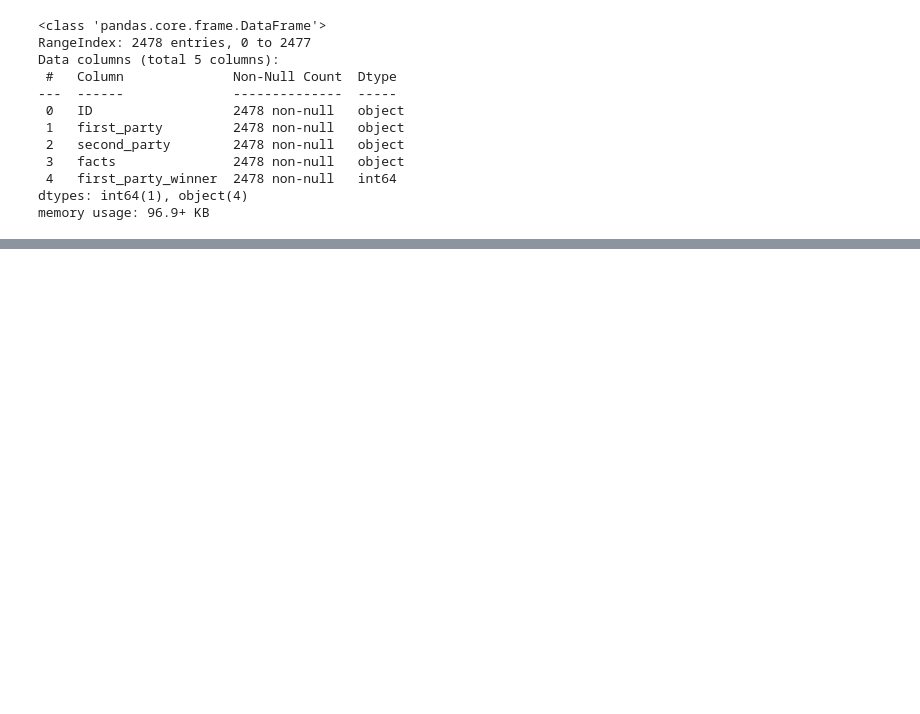
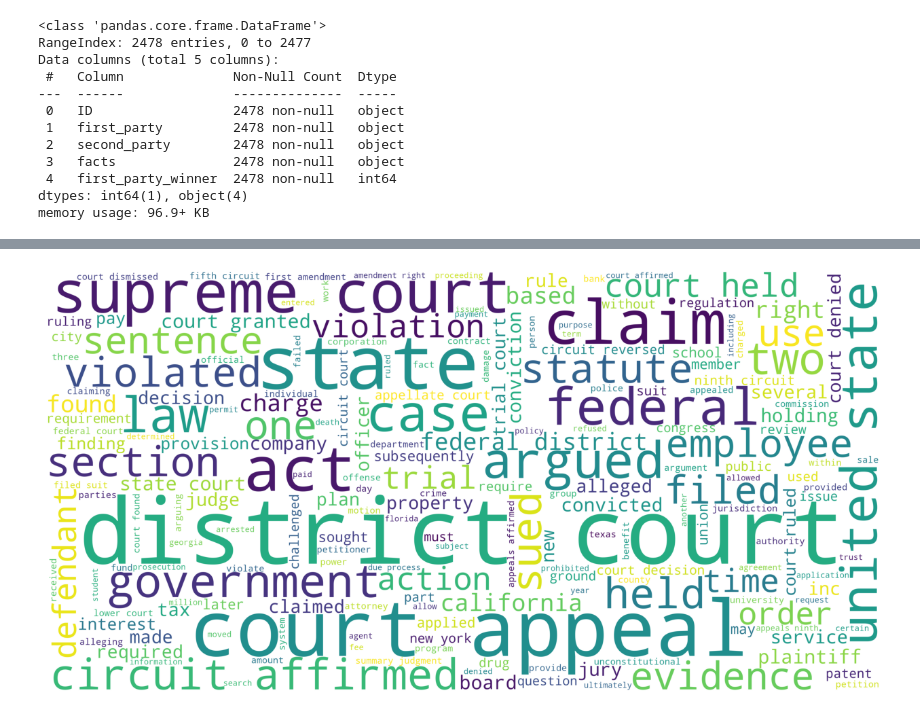
Before and after one commit to jihun5/jihun5, a Jupyter notebook: jupyter_project/법원 판결 예측 AI/법원.ipynb, the cells around one changed output, grey strips where cells are left out. Cells and saved outputs as stored; diff of their text form; code cells hidden in the pictures; blank space fills up the shorter version.

```diff
--- a/jupyter_project/법원 판결 예측 AI/법원.ipynb
+++ b/jupyter_project/법원 판결 예측 AI/법원.ipynb
@@ -68,0 +294,45 @@ dtype: int64
+# %%
+import re
+
+#main 단어만 추출 > 차후 이 단어들로 test
+def preprocessing_sentence(sentence, remove_stopwords = True):
+    #소문자화
+    sentence = sentence.lower()
+    #괄호로 닫친 문자열 괄호 제거
+    sentence = re.sub(r'\([^)]*\)',' ',sentence)
+    #쌍따옴표 제거
+    sentence = re.sub('"', ' ', sentence)
+    #약어 정규화
+    sentence = ' '.join([contractions[t] if t in contractions else t for t in sentence.split(" ")])
+    #소유격 제거
+    sentence = re.sub(r"'s\b"," ",sentence)
+    #특수문자 제거
+    sentence = re.sub("[^a-zA-Z]"," ", sentence)
+
+    #불용어 제거
+    if my_stop_word_list:
+        tokens = ' '.join(word for word in sentence.split() if not word in my_stop_word_list if len(word)>1)
+    else:
+        tokens = ' '.join(word for word in sentence.split() if len(word)>1)
+    return tokens
+# %%
+data['facts'] = [preprocessing_sentence(i) for i in data['facts']]
+test['facts'] = [preprocessing_sentence(i) for i in test['facts']]
+# %%
+data['facts'] = data['facts'].astype('str')
+test['facts'] = test['facts'].astype('str')
+# %%
+facts_corpus_lose = ' '.join(data[data['first_party_winner'] == 0]['facts'])
+facts_corpus_win = ' '.join(data[data['first_party_winner'] == 1]['facts'])
+# %%
+from wordcloud import WordCloud
+from wordcloud import STOPWORDS
+import matplotlib.pyplot as plt
+
+title_wordcloud = WordCloud(stopwords=STOPWORDS, background_color='white', height=2000, width=4000).generate(facts_corpus_lose)
+plt.figure(figsize=(16,8))
+plt.imshow(title_wordcloud)
+plt.axis('off')
+plt.show()
+# %% [output]
+[figure, added]
```
Also changed, not shown: parts of 40 cells of this notebook, 2 other files.
